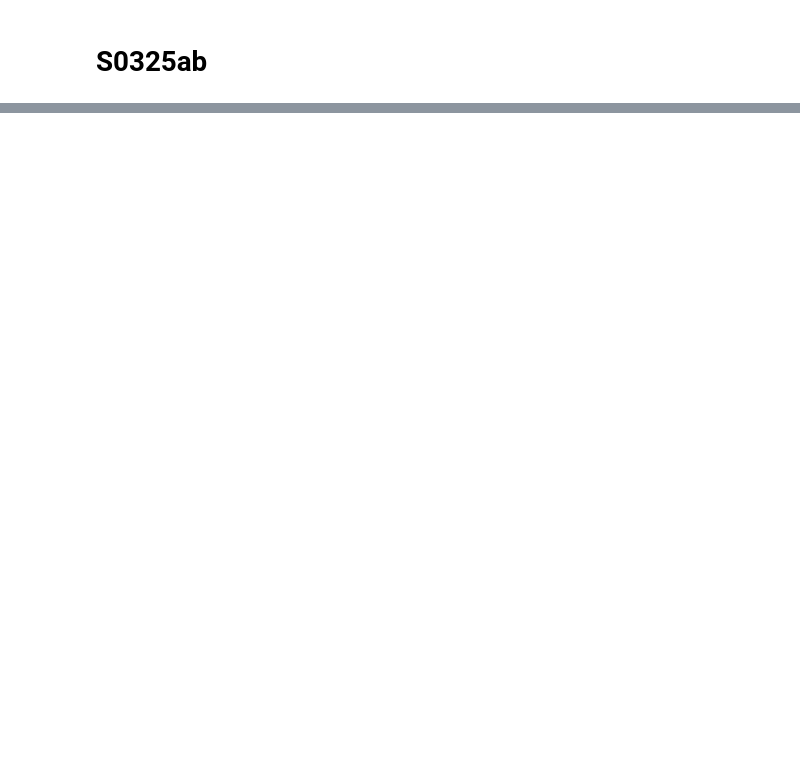
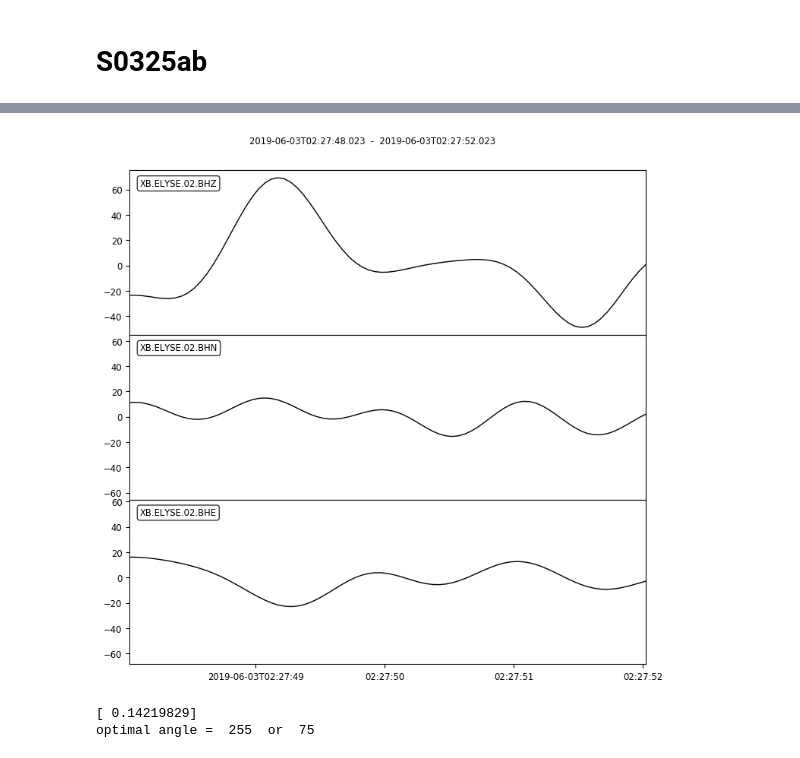
Before and after one commit to maddysita-17/Sita_Marsquakes2020, a Jupyter notebook: script_notebooks/baz_calc.ipynb, the cells around one changed output, grey strips where cells are left out. Drawn from its saved outputs; the diff is of its cells as text; code cells hidden in the pictures; blank space fills up the shorter version.

```diff
--- a/script_notebooks/baz_calc.ipynb
+++ b/script_notebooks/baz_calc.ipynb
@@ -376,0 +376,7 @@ streamRT.plot();
+# %%
+stP = stf.slice(starttime=begin-1,endtime=begin+3)
+stS = stf.slice(starttime=end-5, endtime=end+15)
+print(stP)
+print(stS)
+stP.plot();
+# %% [output]
@@ -376,0 +391,29 @@ streamRT.plot();
+[figure, added]
+# %%
+scale = 1/200
+hhe = scale * stP[0].data
+hhn = scale * stP[1].data
+
+tvall = []
+alpha = np.arange(0,360,1)
+
+# calculate Energy on channels oriented in the a direction, for all a in alpha:
+# angle a is relative to orientation of channels 1 and 2.
+# c1 is the x-axis, c2 is the y-axis
+for a in alpha:
+    hhT,hhR = rotate(hhe,hhn,a)
+    Tenergy = np.dot(hhT,hhT)
+    tvall.append(Tenergy)
+
+tval = np.array(tvall)
+mina = alpha[np.argmin(tval)]
+
+mina_guess = tval[np.where(alpha == mina)]
+print(mina_guess)
+
+#angle at which the energy is minimized
+print('optimal angle = ',mina,' or ',mina-180)
+thetat = str(mina); thetalt = str(mina-180)
+# %% [output]
+[ 0.14219829]
+optimal angle =  255  or  75
```
Also changed, not shown: parts of 24 cells of this notebook, 15 other files.
